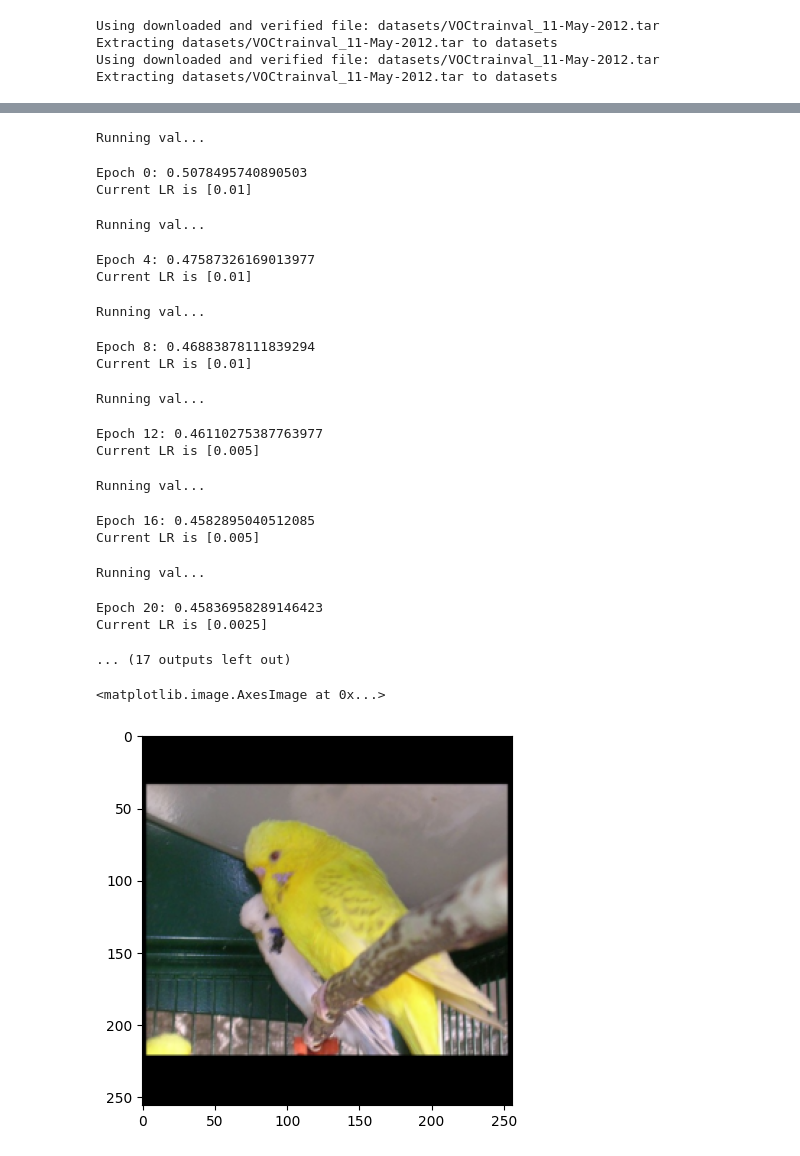
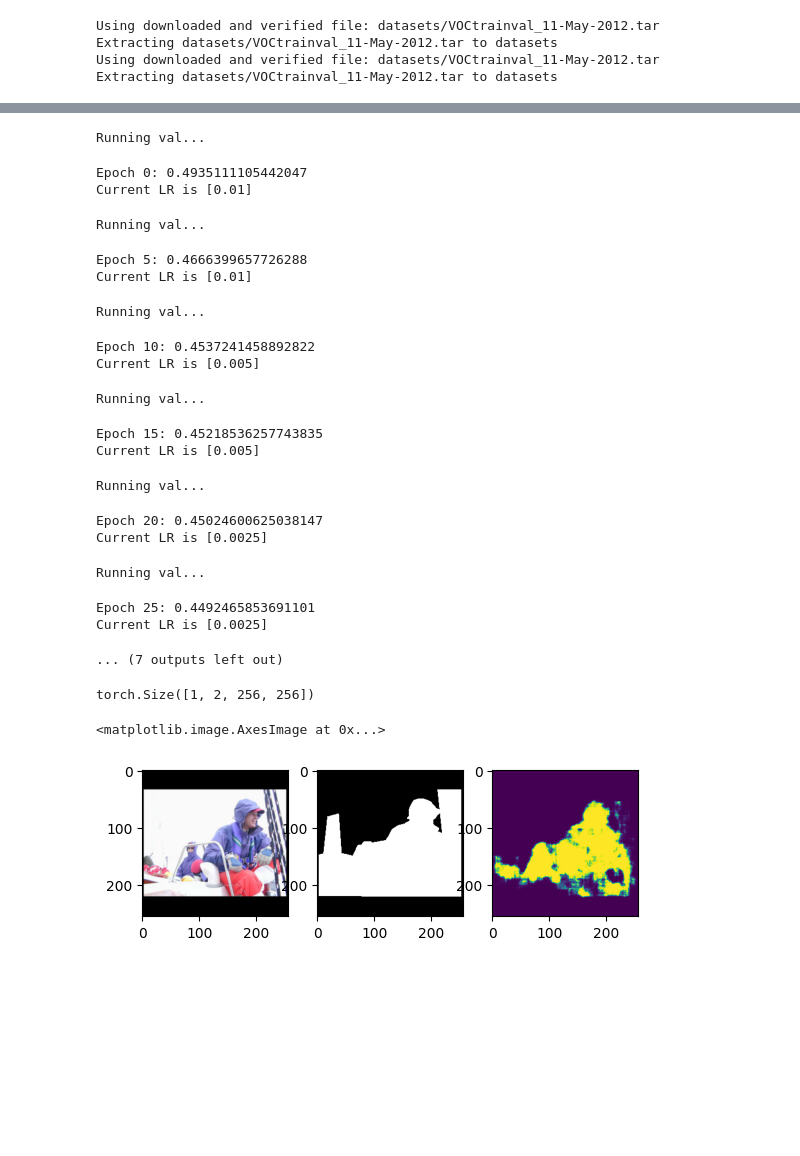
Before and after one commit to kyflores/zero2dcnn, a Jupyter notebook: 6_segmentation.ipynb, the cells around one changed output, grey strips where cells are left out. Drawn from its saved outputs; the diff is of its cells as text; code cells hidden in the pictures; blank space fills up the shorter version.

```diff
--- a/6_segmentation.ipynb
+++ b/6_segmentation.ipynb
@@ -65,13 +65,21 @@ classes = {
 num_classes = 2
 # %%
 class OneHotMap(nn.Module):
-    def __init__(self, num_classes):
+    def __init__(self, num_classes, trunc_mode='clip'):
         super().__init__()
         self.num_classes = num_classes
+        self.trunc_mode = trunc_mode
 
     def forward(self, x):
-        # Clip the border values (that appear as 255) to 0.
-        x = torch.clamp_max(x, self.num_classes - 1)
+        if self.trunc_mode == 'clip':
+            # Any class higher than num_classes is set to the highest class number.
+            x = torch.clamp_max(x, self.num_classes - 1)
+        elif self.trunc_mode == 'background':
+            # Any class higher than num_classes is set to background
+            x[x > (self.num_classes -1)] = 0
+        else:
+            raise Exception("Invalid truncation mode")
+
         x = F.one_hot(x.long(), self.num_classes)
         return x.squeeze(0).permute(2, 0, 1)
 
@@ -102,7 +110,7 @@ label_tfs = tvt.Compose([
     tvt.PILToTensor(),
     tvt.CenterCrop((512, 512)),
     tvt.Resize((256,256), antialias=False),
-    OneHotMap(num_classes)
+    OneHotMap(num_classes, trunc_mode='clip')
 ])
 
 voc_train = tds.VOCSegmentation(
@@ -142,5 +150,5 @@ plt.imshow(tmps.cpu())
 # %%
-batchsize = 16
+batchsize = 8
 
 train_loader = tud.DataLoader(
     voc_train,
@@ -247,7 +348,7 @@ Estimated Total Size (MB): 847.76
 # %%
 %%time
 
-model = SimpleSeg(3, num_classes, num_filters=16).to(device).train()
+model = SimpleSeg(3, num_classes, filts=64).to(device).train()
 
 optimizer = torch.optim.SGD(model.parameters(), lr=0.01, momentum=0.9, weight_decay=1e-4)
 epochs = 50
@@ -277,7 +378,7 @@ try:
             optimizer.step()
             # scheduler.step()
 
-        if epoch % 4 == 0:
+        if epoch % 5 == 0:
             losses = []
             model.eval()
             correct = 0
@@ -303,29 +404,39 @@ except KeyboardInterrupt:
 plt.plot(loss_plot)
 # %% [output]
 Running val...
-Epoch 0: 0.5078495740890503
+Epoch 0: 0.4935111105442047
 Current LR is [0.01]
 Running val...
-Epoch 4: 0.47587326169013977
+Epoch 5: 0.4666399657726288
 Current LR is [0.01]
 Running val...
-Epoch 8: 0.46883878111839294
-Current LR is [0.01]
+Epoch 10: 0.4537241458892822
+Current LR is [0.005]
 Running val...
-Epoch 12: 0.46110275387763977
+Epoch 15: 0.45218536257743835
 Current LR is [0.005]
 Running val...
-Epoch 16: 0.4582895040512085
-Current LR is [0.005]
+Epoch 20: 0.45024600625038147
+Current LR is [0.0025]
 Running val...
-Epoch 20: 0.45836958289146423
+Epoch 25: 0.4492465853691101
 Current LR is [0.0025]
-... (17 outputs left out)
+... (7 outputs left out)
 # %%
-model.eval()
+ix = 500
+data, label = voc_train[ix]
 
-img = voc_train[25][0]
-plt.imshow(img.permute(1,2,0))
+input = data.float().cuda().unsqueeze(0)
+
+with torch.no_grad():
+    pred = model(input)
+    print(pred.shape)
+
+fig, (ax1, ax2, ax3) = plt.subplots(1,3)
+ax1.imshow(data.permute(1,2,0))
+ax2.imshow(label[1], cmap='gray')
+ax3.imshow(pred[0, 1, ...].cpu())
 # %% [output]
-<matplotlib.image.AxesImage at 0x...>
+torch.Size([1, 2, 256, 256])
+<matplotlib.image.AxesImage at 0x...>
-[figure, old version]
+[figure, new version]
```
Also changed, not shown: parts of 6 cells of this notebook.
